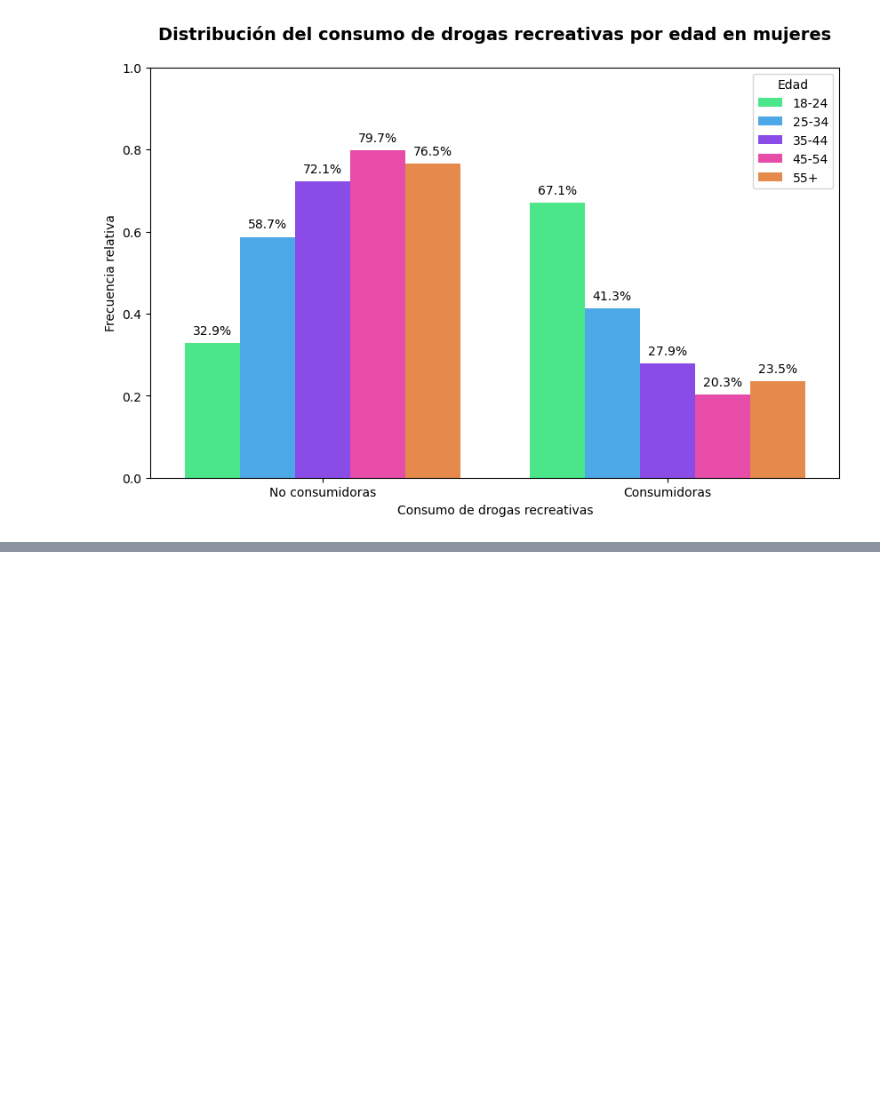
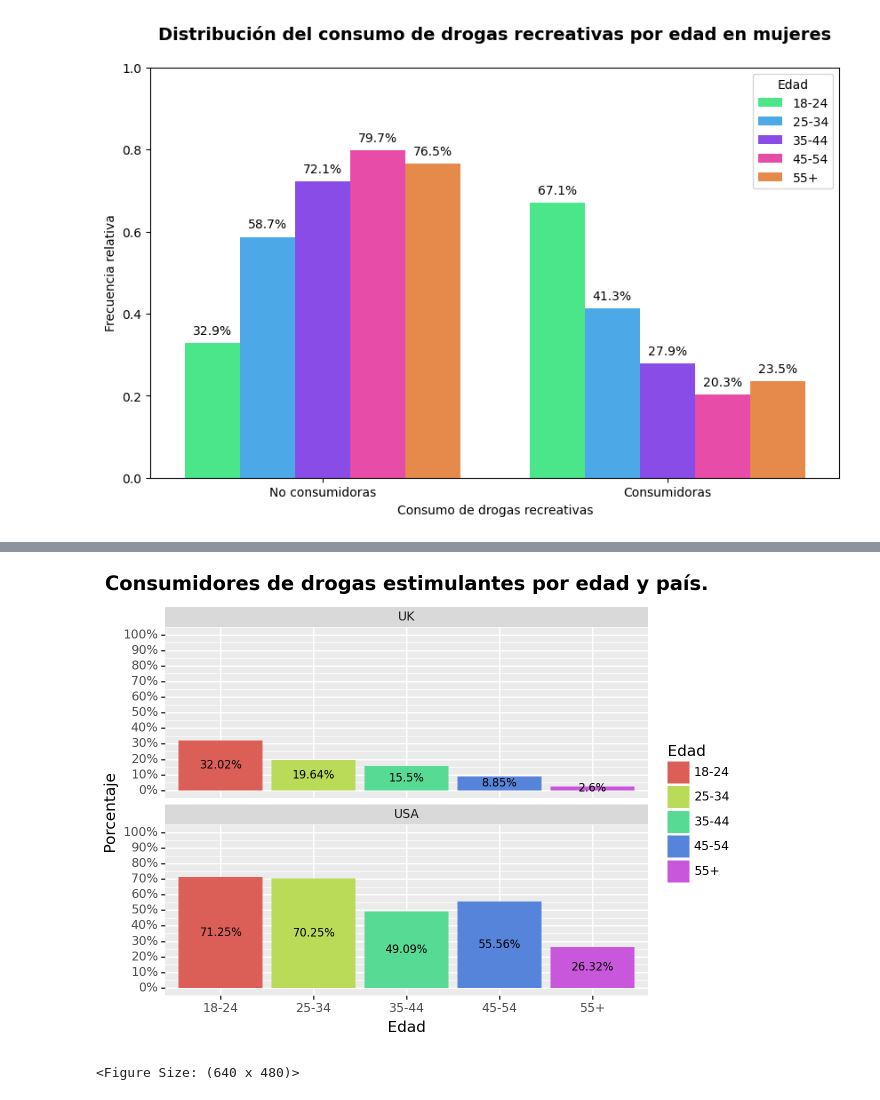
Before and after one commit to manularrea/Group_Projects_Afi, a Jupyter notebook: entrega_1/code/visualizations.ipynb, the cells around one changed output, grey strips where cells are left out. Saved outputs shown, nothing was run; the diff lists cells and outputs as text; code cells hidden in the pictures; blank space fills up the shorter version.

```diff
--- a/entrega_1/code/visualizations.ipynb
+++ b/entrega_1/code/visualizations.ipynb
@@ -407,0 +506,28 @@ plt.show()
+# %%
+# Drogas estimulantes, país
+data_stimulant_drugs_country = data_drug_uk_vs_usa[['country', 'age', 'stimulant_drugs']].groupby(['country', 'age']).value_counts(normalize=True).reset_index()
+data_stimulant_drugs_country = data_stimulant_drugs_country.loc[data_stimulant_drugs_country['stimulant_drugs']==1]
+data_stimulant_drugs_country['proportion'] = data_stimulant_drugs_country['proportion'] * 100
+data_stimulant_drugs_country['proportion_text'] = data_stimulant_drugs_country['proportion'].apply(lambda x: str(round(x, 2))+'%')
+breaks_y = range(0,101,10)
+labels_y = [str(x)+'%' for x in breaks_y]
+
+(
+p9.ggplot(data_stimulant_drugs_country, p9.aes(x='age', y='proportion', fill='age', label='proportion_text'))
++ p9.geom_col()
++ p9.scale_x_discrete(name='Edad',
+                      limits=['18-24',
+                              '25-34',
+                              '35-44',
+                              '45-54',
+                              '55+'])
++ p9.scale_y_continuous(name='Porcentaje', limits=[0, 100], breaks = breaks_y, labels = labels_y)
++ p9.scale_fill_discrete(name='Edad')
++ p9.labs(title='Consumidores de drogas estimulantes por edad y país.')
++ p9.theme(plot_title=p9.element_text(hjust=0.5, size=14, face='bold'))
++ p9.facet_wrap('country', ncol=1)
++ p9.geom_text(size=8, position=p9.position_stack(vjust=0.5))
+)
+# %% [output]
+[figure, added]
+<Figure Size: (640 x 480)>
```
Also changed, not shown: parts of 8 cells of this notebook, 30 other files.
